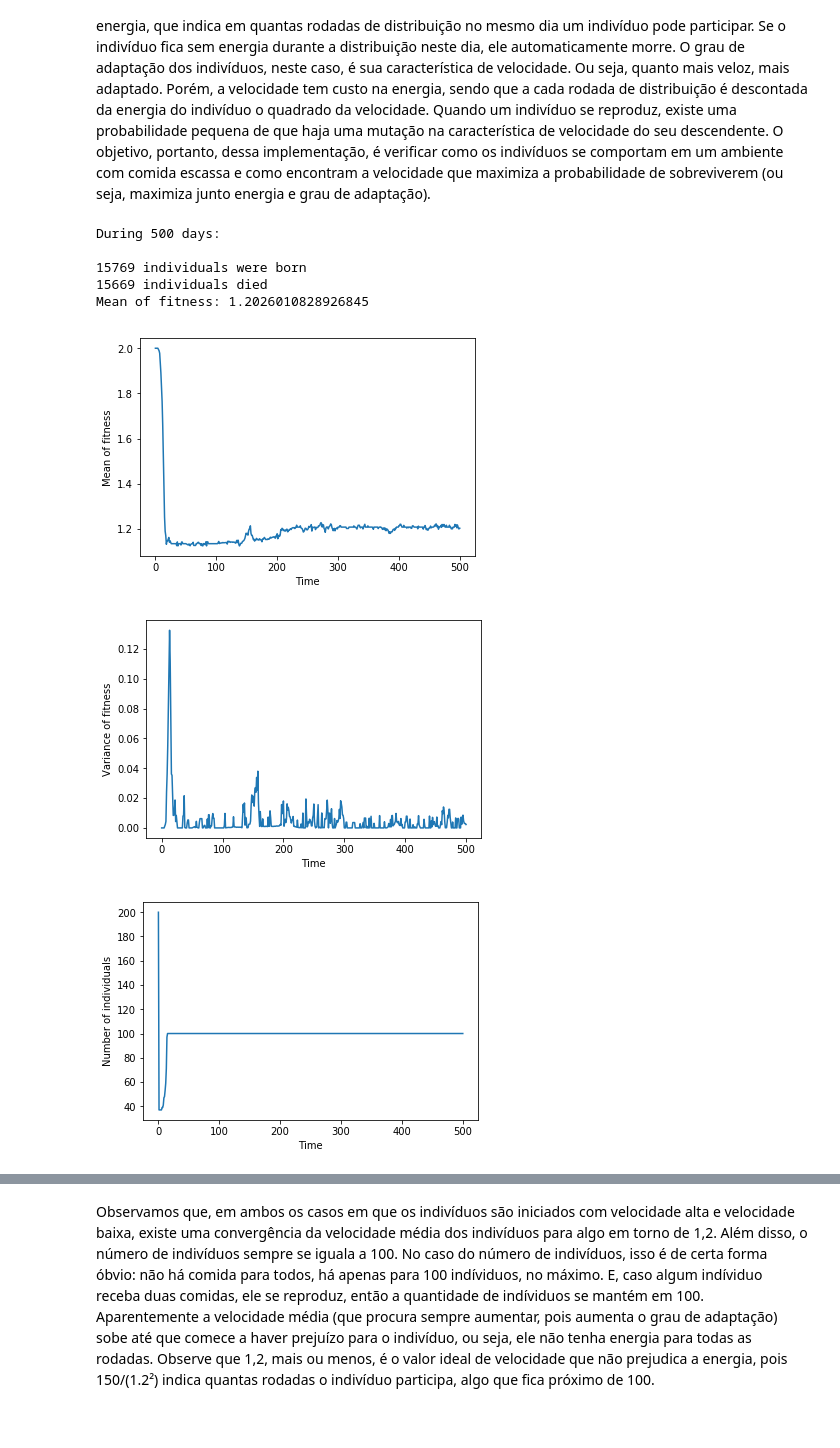
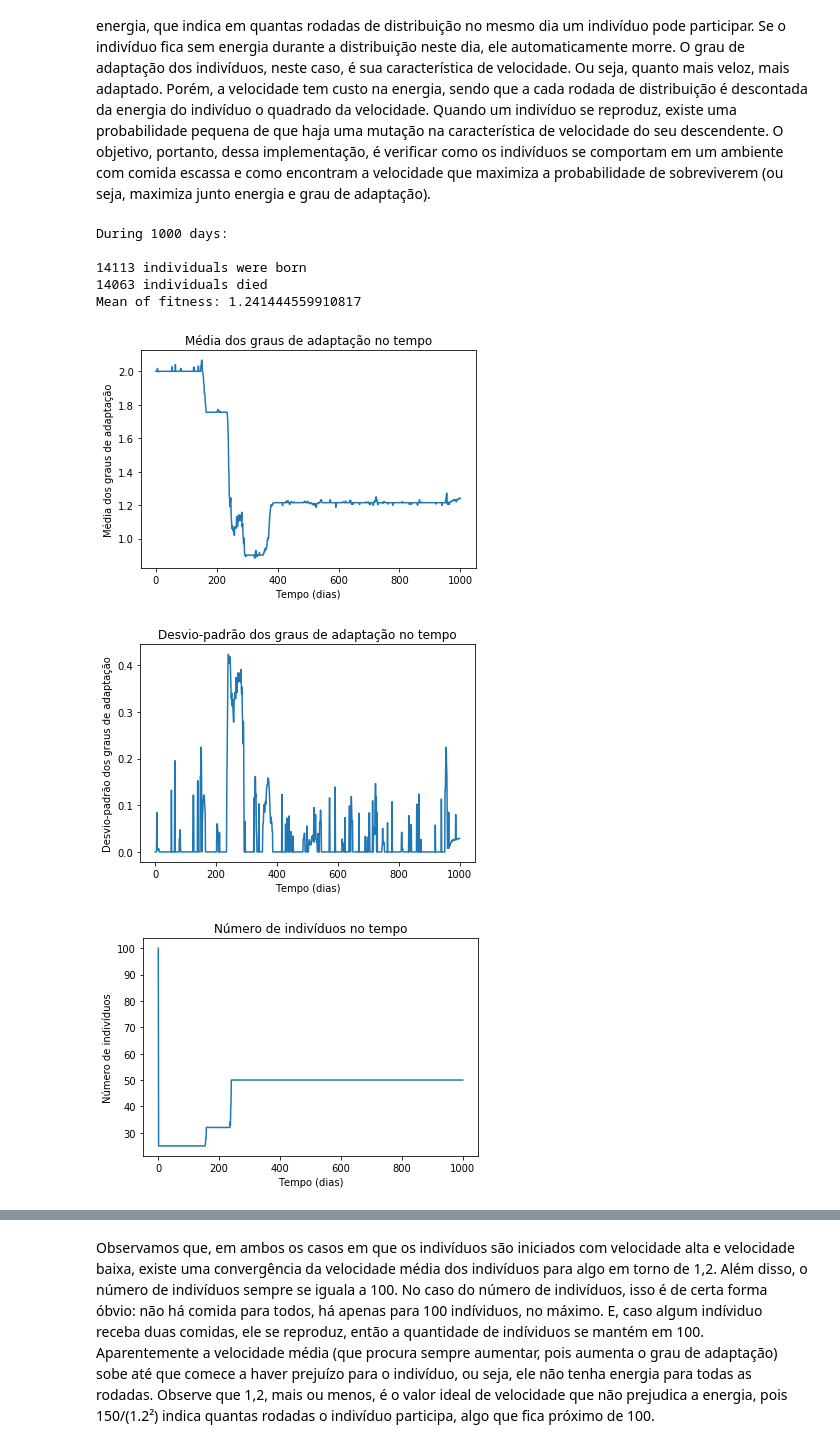
Before and after one commit to lucasresck/Modeling-Biological-Phenomena, a Jupyter notebook: A1 assignment/Implementation.ipynb, the cells around one changed output, grey strips where cells are left out. Cells and saved outputs as stored; diff of their text form; code cells hidden in the pictures.

Commit message:
Better plots, plots in Portuguese

```diff
--- a/A1 assignment/Implementation.ipynb
+++ b/A1 assignment/Implementation.ipynb
@@ -27,7 +27,7 @@ class Environment:
         self.mutation = mutation
         self.getIndividuals()
         self.dataMean = []
-        self.dataVariance = []
+        self.dataStdev = []
         self.dataN = []
         self.born = n
         self.died = 0
@@ -49,10 +49,8 @@ class Environment:
                     else:
                         individual.energy -= (individual.speed)**2
                 self.sortFood(individualsThisDay)
-
             for individual in self.individuals.copy():
                 if individual.food == 0:
-                    #count += 1
                     self.individuals.remove(individual)
                     self.died +=1
                     continue
@@ -85,7 +83,7 @@ class Environment:
 
     def record(self):
         self.dataMean.append(sum([individual.fitness for individual in self.individuals])/len(self.individuals))
-        self.dataVariance.append(statistics.variance([individual.fitness for individual in self.individuals]))
+        self.dataStdev.append(statistics.pstdev([individual.fitness for individual in self.individuals]))
         self.dataN.append(len(self.individuals))
 
     def plot(self):
@@ -99,20 +97,23 @@ class Environment:
 
         fig, ax = plt.subplots(1, 1)
         ax.plot(t, self.dataMean)
-        ax.set_xlabel("Time")
-        ax.set_ylabel("Mean of fitness")
+        plt.title("Média dos graus de adaptação no tempo")
+        ax.set_xlabel("Tempo (dias)")
+        ax.set_ylabel("Média dos graus de adaptação")
         plt.show()
 
         fig, ax = plt.subplots(1, 1)
-        ax.plot(t, self.dataVariance)
-        ax.set_ylabel("Variance of fitness")
-        ax.set_xlabel("Time")
+        ax.plot(t, self.dataStdev)
+        plt.title("Desvio-padrão dos graus de adaptação no tempo")
+        ax.set_xlabel("Tempo (dias)")
+        ax.set_ylabel("Desvio-padrão dos graus de adaptação")
         plt.show()
 
         fig, ax = plt.subplots(1, 1)
-        ax.set_ylabel("Number of individuals")
+        plt.title("Número de indivíduos no tempo")
+        ax.set_xlabel("Tempo (dias)")
+        ax.set_ylabel("Número de indivíduos")
         ax.plot(t, self.dataN)
-        ax.set_xlabel("Time")
         plt.show()
 
 class Individual:
@@ -122,16 +123,16 @@ class Individual:
         self.fitness = speed  # Fitness is the degree of adaptation
         self.food = 0
 # %%
-env = Environment(n = 200, speed = 2, energy = 150, mutation = 0.01)
-env.run(days = 500, nFood = 100)
+env = Environment(n = 100, speed = 2, energy = 100, mutation = 0.005)
+env.run(days = 1000, nFood = 50)
 env.plot()
 # %% [output]
-During 500 days:
+During 1000 days:
 
-15769 individuals were born
-15669 individuals died
-Mean of fitness: 1.2026010828926845
+14113 individuals were born
+14063 individuals died
+Mean of fitness: 1.241444559910817
-[figure, old version]
+[figure, new version]
-[figure, old version]
+[figure, new version]
-[figure, old version]
+[figure, new version]
 # %%
```
Also changed, not shown: parts of 8 cells of this notebook.
